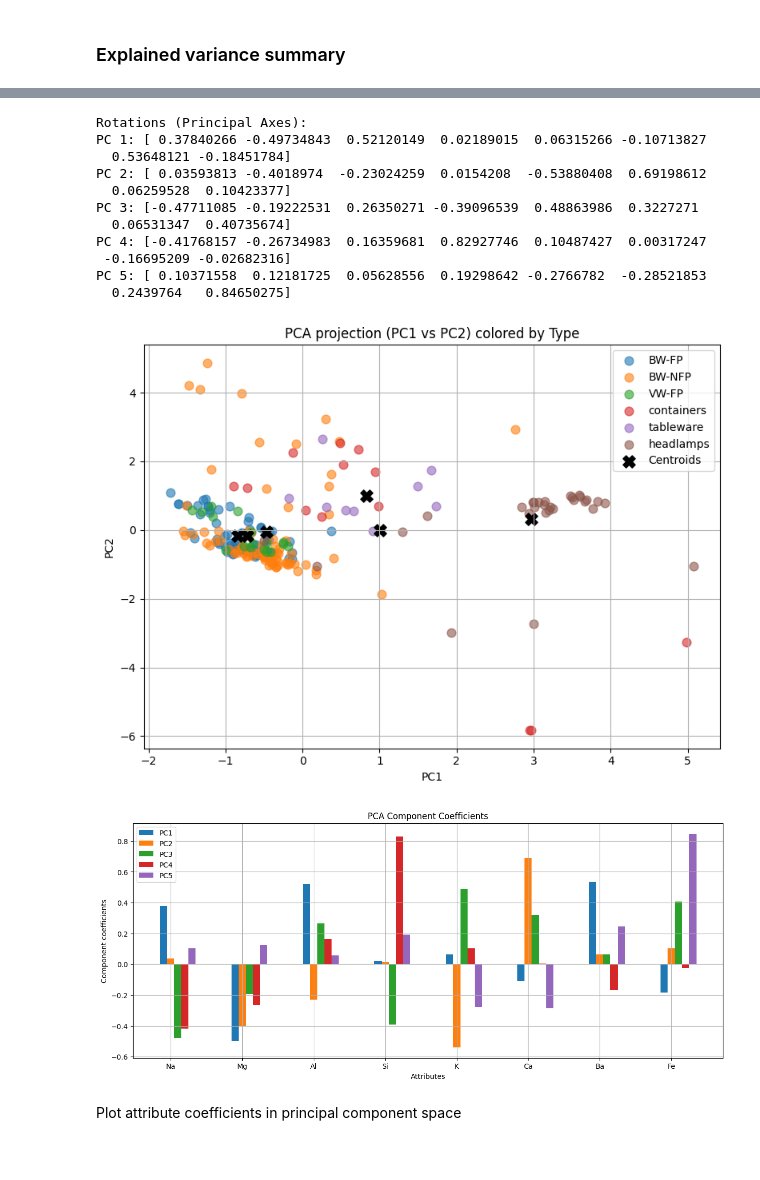
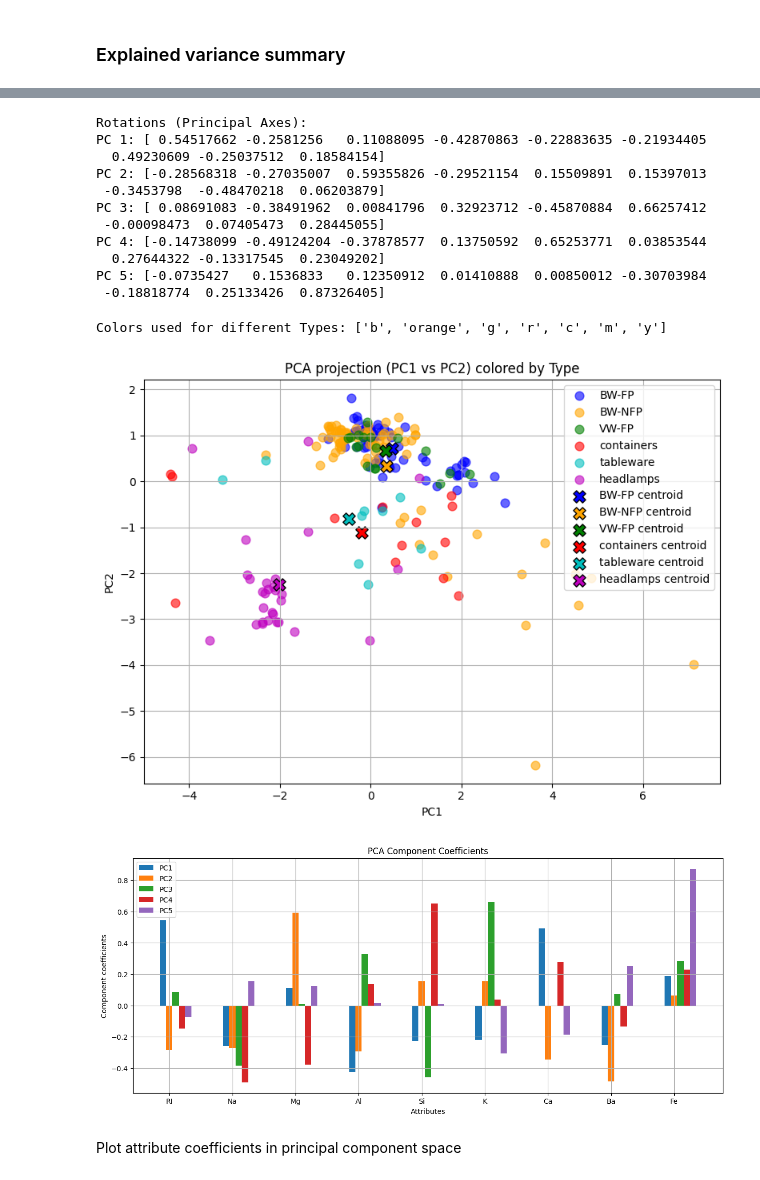
Before and after one commit to schependom/DTU_machine-learning-projects, a Jupyter notebook: Project 1/src/main.ipynb, the cells around one changed output, grey strips where cells are left out. Cells and saved outputs as stored; diff of their text form; code cells hidden in the pictures.

```diff
--- a/Project 1/src/main.ipynb
+++ b/Project 1/src/main.ipynb
@@ -26,7 +26,7 @@ import seaborn as sns
 
 Loading the dataframe
 # %%
-df = pd.read_csv('/Users/armandomijares/Desktop/ML/data/glass.data', header=None)
+df = pd.read_csv('data/glass.data', header=None)
 
 # Name columns
 df = df.rename(columns={0: 'Id', 1: 'RI', 2: 'Na', 3: 'Mg', 4: 'Al', 5: 'Si', 6: 'K', 7: 'Ca', 8: 'Ba', 9: 'Fe', 10: 'Type'})
@@ -56,8 +56,9 @@ X_np = X.to_numpy()                     # numpy array
 # Standardize data
 Xc = (X - X.mean(axis=0))               # Centering
 Xs = Xc / Xc.std(axis=0, ddof=1)        # Standardization with unbiased estimator (N-1 in denominator)
-Xec = (Xe - Xe.mean(axis=0))            # Centering
-Xes = Xec / Xec.std(axis=0, ddof=1)     # Standardization with unbiased estimator (N-1 in denominator)
+# Standardise chemical elements
+Xec = (Xe - Xe.mean(axis=0))            # Centering of only chemical elements
+Xes = Xec / Xec.std(axis=0, ddof=1)     # Standardization with unbiased estimator for only chemical elements
 
 # Categorical variable
 y = df['Type']          # dataframe
@@ -557,8 +563,11 @@ pca = PCA()
 ## This centering is done automatically by sklearn PCA!
 # pca.fit(X)
 
-# Fit PCA to the standardized data
-pca.fit(Xes)
+# Fit PCA to the standardized data including RI
+pca.fit(Xs)
+
+### Fit PCA to the standardized data
+# pca.fit(Xes)
 
 # V = P is the loading matrix
 # So B = XV = XP
@@ -608,7 +618,7 @@ print(f"Number of PCs to reach 90% variance: {np.searchsorted(cumvar, 0.90) + 1}
 Number of PCs to reach 90% variance: 6
 # %%
 # Project X to the subspace
-B = pca.transform(Xes) # B = (Xs @ V).to_numpy()
+B = pca.transform(Xs) # B = (Xs @ V).to_numpy()
 
 # Withheld number of components
 M = 5
@@ -619,31 +629,34 @@ for i in range(M):
     print(f"PC {i+1}: {V[:, i]}")
 # %% [output]
 Rotations (Principal Axes):
-PC 1: [ 0.37840266 -0.49734843  0.52120149  0.02189015  0.06315266 -0.10713827
-  0.53648121 -0.18451784]
-PC 2: [ 0.03593813 -0.4018974  -0.23024259  0.0154208  -0.53880408  0.69198612
-  0.06259528  0.10423377]
-PC 3: [-0.47711085 -0.19222531  0.26350271 -0.39096539  0.48863986  0.3227271
-  0.06531347  0.40735674]
-PC 4: [-0.41768157 -0.26734983  0.16359681  0.82927746  0.10487427  0.00317247
- -0.16695209 -0.02682316]
-PC 5: [ 0.10371558  0.12181725  0.05628556  0.19298642 -0.2766782  -0.28521853
-  0.2439764   0.84650275]
+PC 1: [ 0.54517662 -0.2581256   0.11088095 -0.42870863 -0.22883635 -0.21934405
+  0.49230609 -0.25037512  0.18584154]
+PC 2: [-0.28568318 -0.27035007  0.59355826 -0.29521154  0.15509891  0.15397013
+ -0.3453798  -0.48470218  0.06203879]
+PC 3: [ 0.08691083 -0.38491962  0.00841796  0.32923712 -0.45870884  0.66257412
+ -0.00098473  0.07405473  0.28445055]
+PC 4: [-0.14738099 -0.49124204 -0.37878577  0.13750592  0.65253771  0.03853544
+  0.27644322 -0.13317545  0.23049202]
+PC 5: [-0.0735427   0.1536833   0.12350912  0.01410888  0.00850012 -0.30703984
+ -0.18818774  0.25133426  0.87326405]
 # %%
+colors = ["b", "orange", "g", "r", "c", "m", "y"]  # predefined colors for up to 7 types
+print("Colors used for different Types:", colors)
+
 # PCA scatter in PC1-PC2 space colored by Type, added centroids
 pc_df = pd.DataFrame(B[:, :3], columns=['PC1','PC2','PC3'])  # keep first 3
 pc_df['Type'] = df['Type'].values
 
 plt.figure(figsize=(8, 6))
-types = pc_df['Type'].unique()
-colors = plt.cm.tab10(np.linspace(0, 1, len(types)))
-for t, c in zip(types, colors):
+types = pc_df['Type'].cat.categories if hasattr(pc_df['Type'], 'cat') else np.sort(pc_df['Type'].unique())
+for i, (t, c) in enumerate(zip(types, colors)):
     sub = pc_df[pc_df['Type'] == t]
-    plt.scatter(sub['PC1'], sub['PC2'], label=t, alpha=0.6, s=60)
+    plt.scatter(sub['PC1'], sub['PC2'], label=t, alpha=0.6, s=60, color=c)
 
-# centroids
-centroids = pc_df.groupby('Type')[['PC1','PC2']].mean()
-plt.scatter(centroids['PC1'], centroids['PC2'], marker='X', s=120, c='k', label='Centroids')
+# centroids (ensure same order as types/colors)
+centroids = pc_df.groupby('Type')[['PC1','PC2']].mean().reindex(types)
+for i, (idx, row) in enumerate(centroids.iterrows()):
+    plt.scatter(row['PC1'], row['PC2'], marker='X', s=120, color=colors[i], edgecolors='k', label=f'{idx} centroid')
 
 plt.xlabel('PC1')
 plt.ylabel('PC2')
@@ -654,23 +667,24 @@ plt.tight_layout()
 plt.savefig("figures/pca_pc1_pc2_by_type.pdf")
 plt.show()
 # %% [output]
+Colors used for different Types: ['b', 'orange', 'g', 'r', 'c', 'm', 'y']
-[figure, old version]
+[figure, new version]
 # %%
 bw = 0.1 # bar width
-r = np.arange(1, Xes.shape[1] + 1) # the x locations for the groups
+r = np.arange(1, Xs.shape[1] + 1) # the x locations for the groups
 
 fig = plt.figure(figsize=(15, 6))
 plt.title("PCA Component Coefficients")
 for i, pc in enumerate(V[:, :M].T):
     plt.bar(r + i * bw, pc, width=bw, label=f"PC{i+1}")
-plt.xticks(r + bw, Xes.columns)
+plt.xticks(r + bw, Xs.columns)
 plt.xlabel("Attributes")
 plt.ylabel("Component coefficients")
 plt.legend()
 plt.grid()
 plt.show()
 # %% [output]
-[figure, old version]
+[figure, new version]
 # %% [markdown]
 Plot attribute coefficients in principal component space
 # %% [markdown]
```
Also changed, not shown: parts of 11 cells of this notebook, 17 other files.
